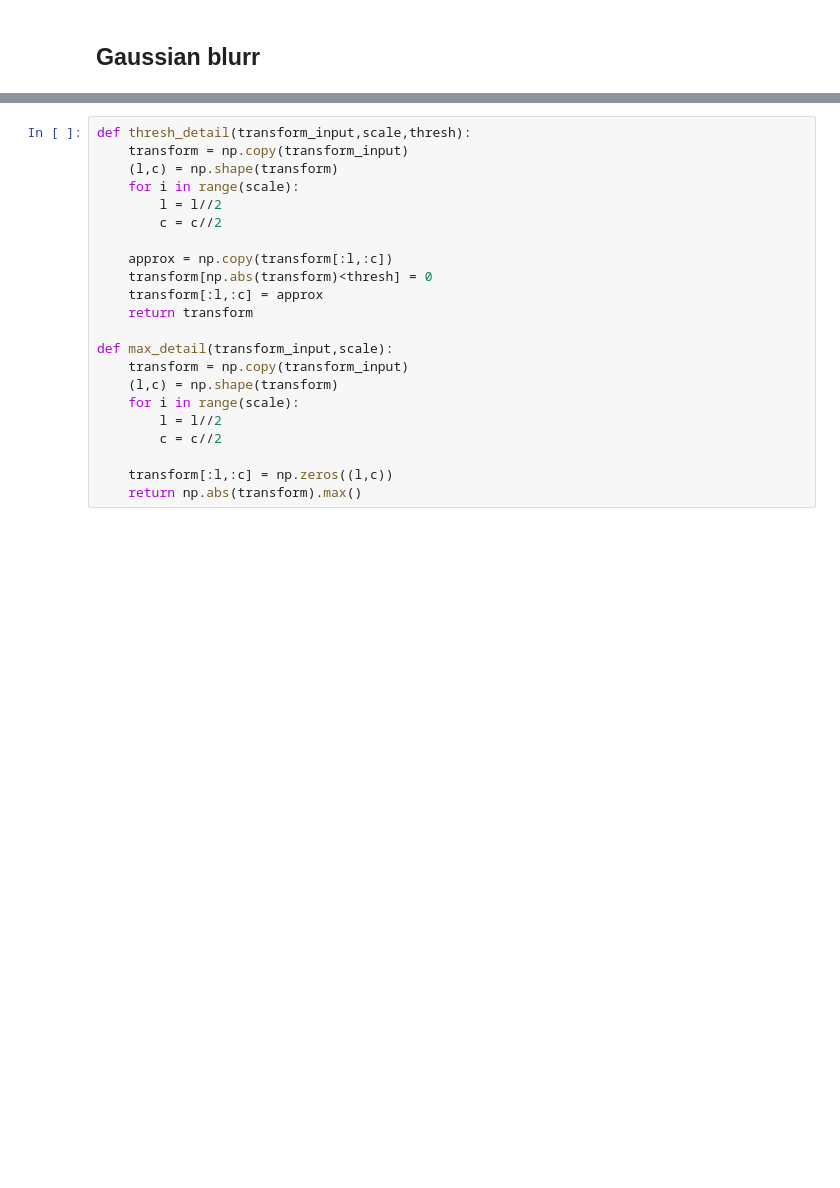
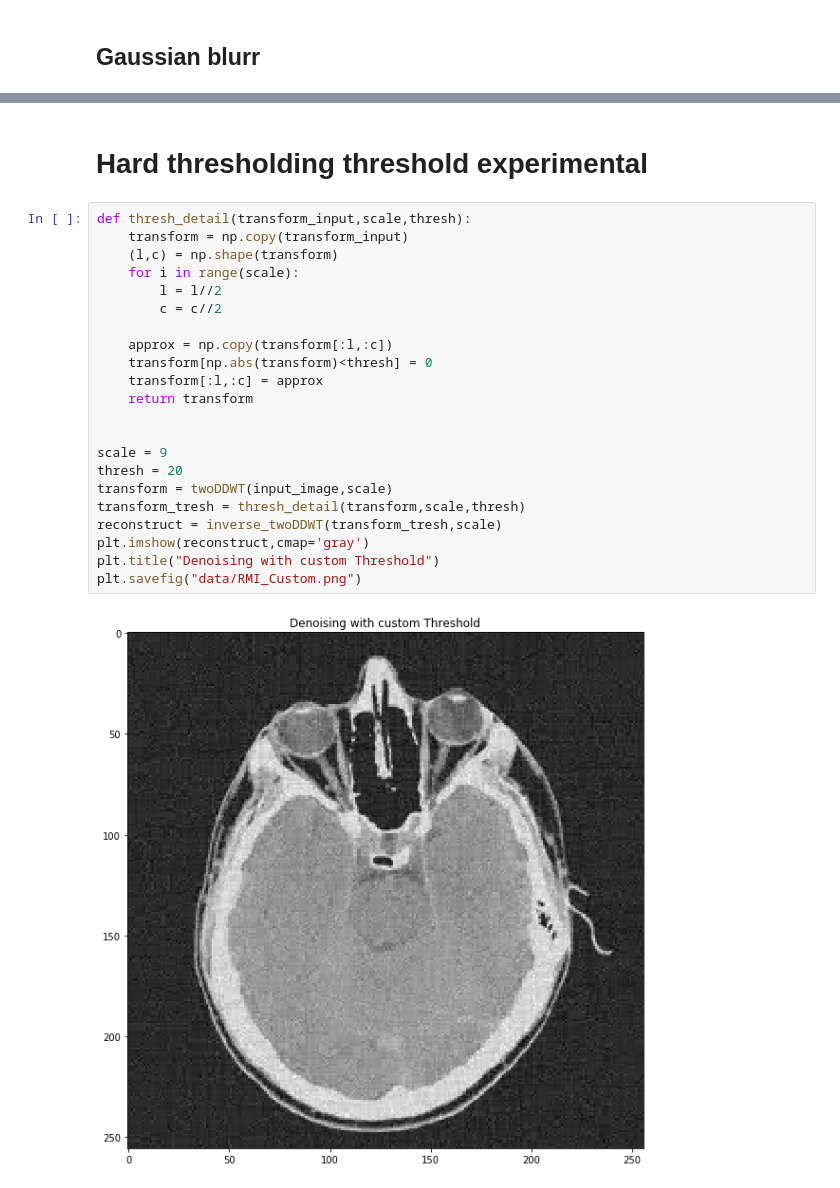
Before and after one commit to rizwan-nato/Discrete-Wavelet-Transforms, a Jupyter notebook: Denoising RMI.ipynb, the cells around one changed output, grey strips where cells are left out. Saved outputs shown, nothing was run; the diff lists cells and outputs as text; blank space fills up the shorter version.

```diff
--- a/Denoising RMI.ipynb
+++ b/Denoising RMI.ipynb
@@ -33,22 +86,26 @@ plt.imshow(blurred_,cmap='gray')
+# %% [markdown]
+# Hard thresholding threshold experimental
 # %%
 def thresh_detail(transform_input,scale,thresh):
     transform = np.copy(transform_input)
     (l,c) = np.shape(transform)
     for i in range(scale):
         l = l//2
         c = c//2
 
     approx = np.copy(transform[:l,:c])
     transform[np.abs(transform)<thresh] = 0
     transform[:l,:c] = approx
     return transform
 
-def max_detail(transform_input,scale):
-    transform = np.copy(transform_input)
-    (l,c) = np.shape(transform)
-    for i in range(scale):
-        l = l//2
-        c = c//2
 
-    transform[:l,:c] = np.zeros((l,c))
-    return np.abs(transform).max()
+scale = 9
+thresh = 20
+transform = twoDDWT(input_image,scale)
+transform_tresh = thresh_detail(transform,scale,thresh)
+reconstruct = inverse_twoDDWT(transform_tresh,scale)
+plt.imshow(reconstruct,cmap='gray')
+plt.title("Denoising with custom Threshold")
+plt.savefig("data/RMI_Custom.png")
+# %% [output]
+[figure, added]
```
Also changed, not shown: parts of 6 cells of this notebook, 30 other files.
